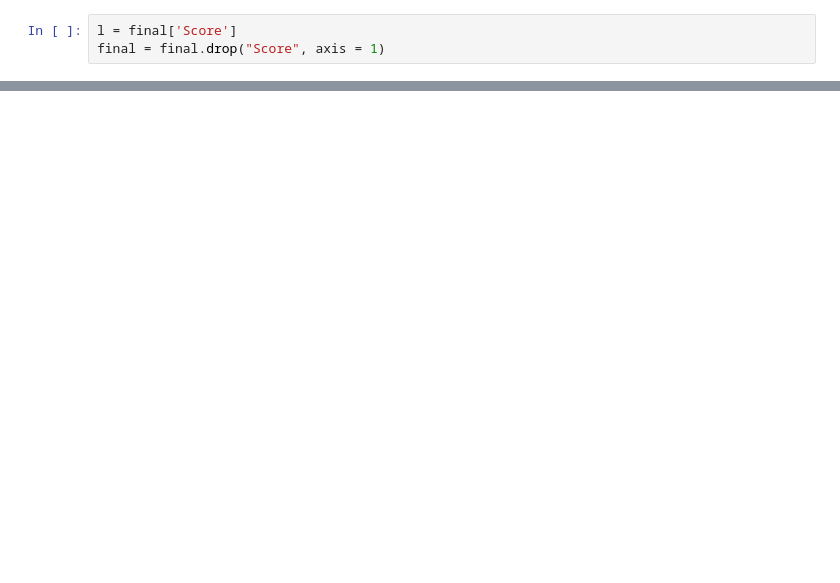
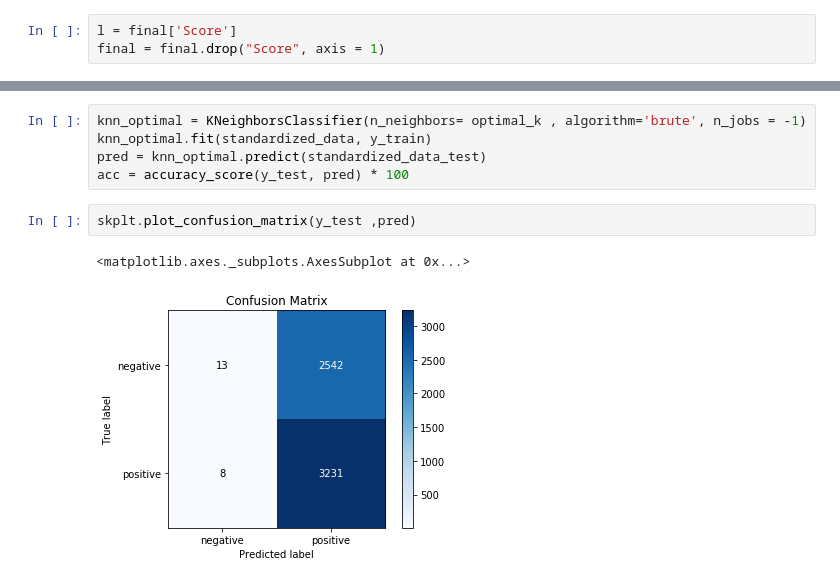
Before and after one commit to proyaschet/machine_learning, a Jupyter notebook: Knn- Implementation/tf-idf-knn.ipynb, the cells around one changed output, grey strips where cells are left out. Saved outputs shown, nothing was run; the diff lists cells and outputs as text; blank space fills up the shorter version.

```diff
--- a/Knn- Implementation/tf-idf-knn.ipynb
+++ b/Knn- Implementation/tf-idf-knn.ipynb
@@ -97,0 +166,10 @@ the misclassification error for each k value is :  [0.674 0.156 0.156 0.156 0.15
+# %%
+knn_optimal = KNeighborsClassifier(n_neighbors= optimal_k , algorithm='brute', n_jobs = -1)
+knn_optimal.fit(standardized_data, y_train)
+pred = knn_optimal.predict(standardized_data_test)
+acc = accuracy_score(y_test, pred) * 100
+# %%
+skplt.plot_confusion_matrix(y_test ,pred)
+# %% [output]
+<matplotlib.axes._subplots.AxesSubplot at 0x...>
+[figure, added]
```
Also changed, not shown: parts of 27 cells of this notebook, 1 other file.
